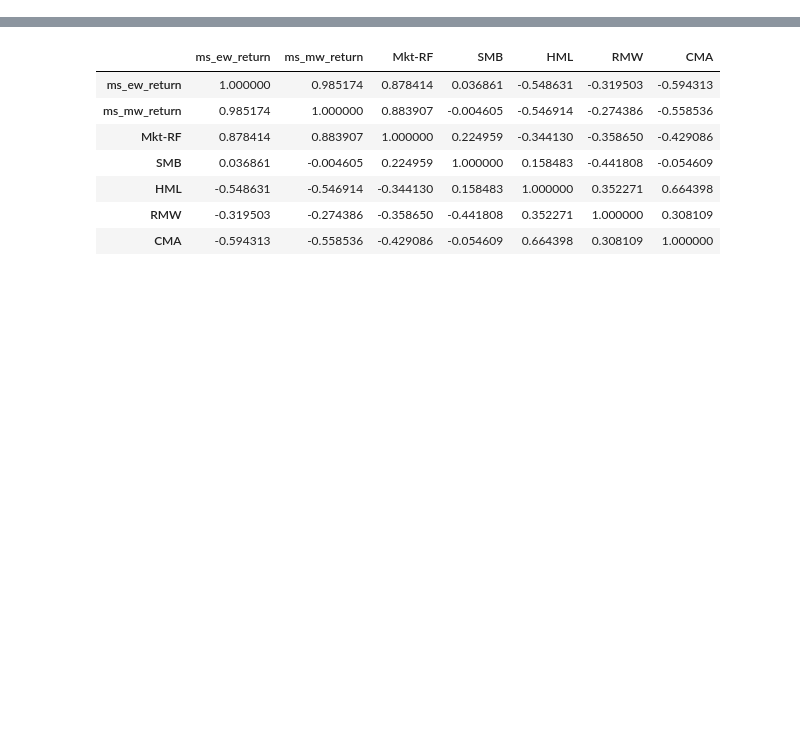
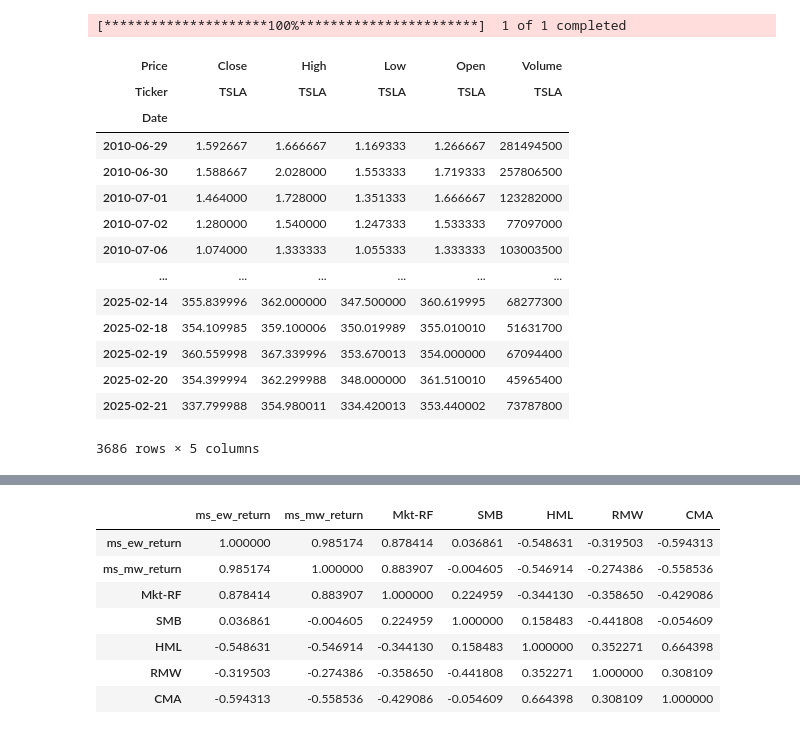
Before and after one commit to tryt0c0de/SMB_IAQF, a Jupyter notebook: tech_factor.ipynb, the cells around one changed output, grey strips where cells are left out. Drawn from its saved outputs; the diff is of its cells as text; code cells hidden in the pictures; blank space fills up the shorter version.

```diff
--- a/tech_factor.ipynb
+++ b/tech_factor.ipynb
@@ -3,3 +4,25 @@ import pandas as pd
+# %%
+test = yf.download("TSLA", auto_adjust=True)
+# %% [output]
+[*********************100%***********************]  1 of 1 completed
+# %%
+test
+# %% [output]
+| Price | Close | High | Low | Open | Volume |
+| Ticker | TSLA | TSLA | TSLA | TSLA | TSLA |
+| Date |  |  |  |  |  |
+| 2010-06-29 | 1.592667 | 1.666667 | 1.169333 | 1.266667 | 281494500 |
+| 2010-06-30 | 1.588667 | 2.028000 | 1.553333 | 1.719333 | 257806500 |
+| 2010-07-01 | 1.464000 | 1.728000 | 1.351333 | 1.666667 | 123282000 |
+| 2010-07-02 | 1.280000 | 1.540000 | 1.247333 | 1.533333 | 77097000 |
+| 2010-07-06 | 1.074000 | 1.333333 | 1.055333 | 1.333333 | 103003500 |
+| ... | ... | ... | ... | ... | ... |
+| 2025-02-14 | 355.839996 | 362.000000 | 347.500000 | 360.619995 | 68277300 |
+| 2025-02-18 | 354.109985 | 359.100006 | 350.019989 | 355.010010 | 51631700 |
+| 2025-02-19 | 360.559998 | 367.339996 | 353.670013 | 354.000000 | 67094400 |
+| 2025-02-20 | 354.399994 | 362.299988 | 348.000000 | 361.510010 | 45965400 |
+| 2025-02-21 | 337.799988 | 354.980011 | 334.420013 | 353.440002 | 73787800 |
+3686 rows × 5 columns
 # %%
 ms_df = pd.read_csv("Data/bbg_data.csv")
 ff_df = pd.read_csv("Data/FF_data.csv")
```
Also changed, not shown: parts of 1 cell of this notebook, 4 other files.
